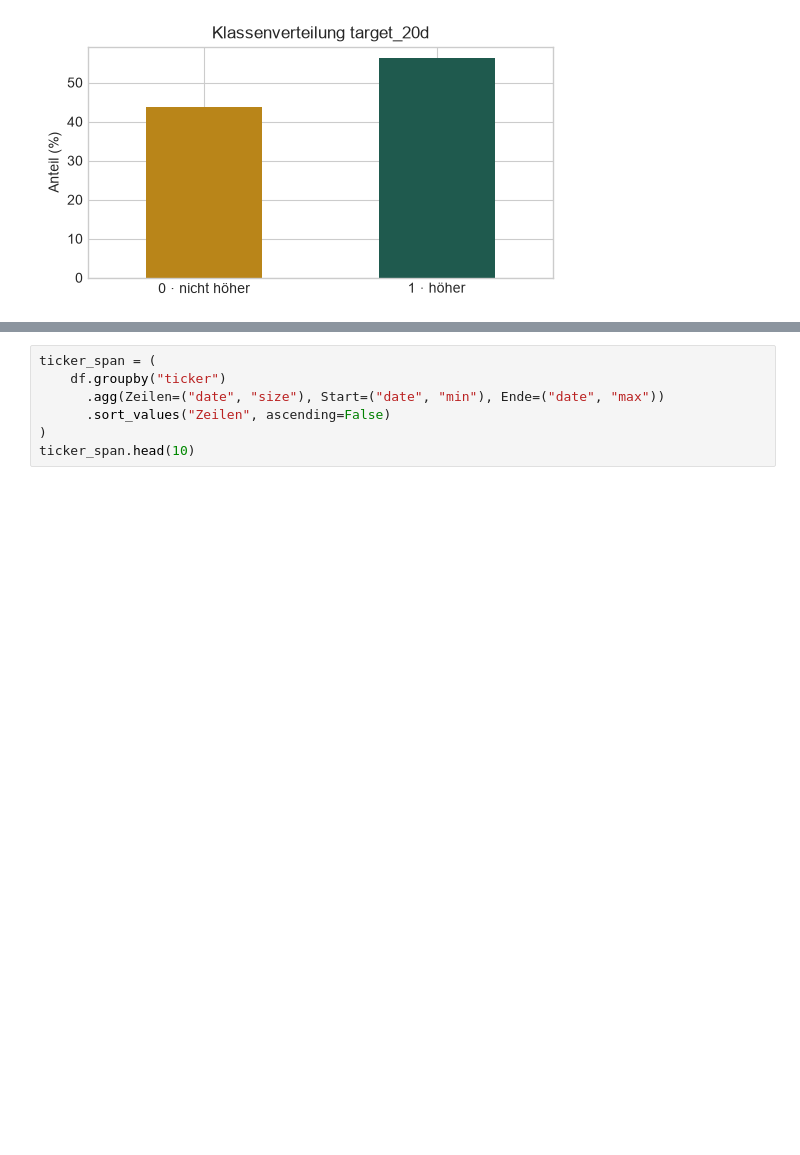
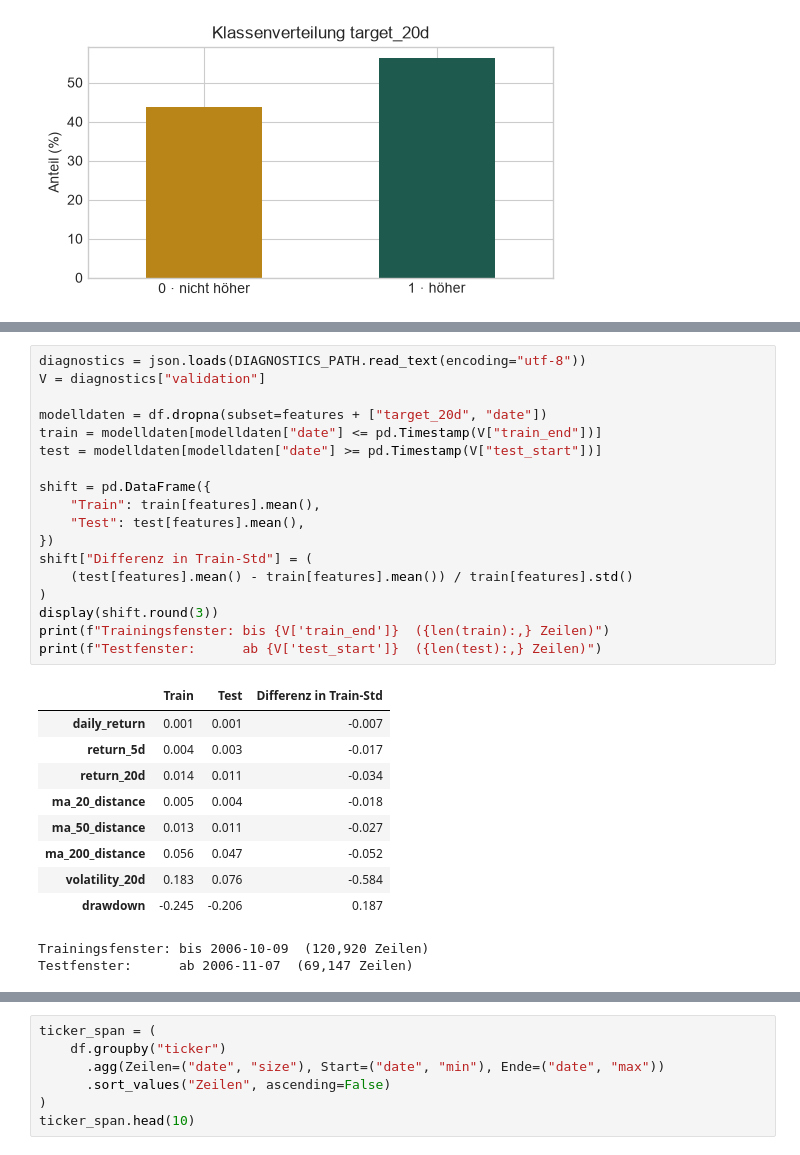
Before and after one commit to fedansoufiane-commits/forexscope-ai, a Jupyter notebook: notebooks/02_understanding_the_data.ipynb, the cells around one changed output, grey strips where cells are left out. Cells and saved outputs as stored; diff of their text form; blank space fills up the shorter version.

```diff
--- a/notebooks/02_understanding_the_data.ipynb
+++ b/notebooks/02_understanding_the_data.ipynb
@@ -107,0 +243,30 @@ plt.show()
+# %%
+diagnostics = json.loads(DIAGNOSTICS_PATH.read_text(encoding="utf-8"))
+V = diagnostics["validation"]
+
+modelldaten = df.dropna(subset=features + ["target_20d", "date"])
+train = modelldaten[modelldaten["date"] <= pd.Timestamp(V["train_end"])]
+test = modelldaten[modelldaten["date"] >= pd.Timestamp(V["test_start"])]
+
+shift = pd.DataFrame({
+    "Train": train[features].mean(),
+    "Test": test[features].mean(),
+})
+shift["Differenz in Train-Std"] = (
+    (test[features].mean() - train[features].mean()) / train[features].std()
+)
+display(shift.round(3))
+print(f"Trainingsfenster: bis {V['train_end']}  ({len(train):,} Zeilen)")
+print(f"Testfenster:      ab {V['test_start']}  ({len(test):,} Zeilen)")
+# %% [output]
+|  | Train | Test | Differenz in Train-Std |
+| daily_return | 0.001 | 0.001 | -0.007 |
+| return_5d | 0.004 | 0.003 | -0.017 |
+| return_20d | 0.014 | 0.011 | -0.034 |
+| ma_20_distance | 0.005 | 0.004 | -0.018 |
+| ma_50_distance | 0.013 | 0.011 | -0.027 |
+| ma_200_distance | 0.056 | 0.047 | -0.052 |
+| volatility_20d | 0.183 | 0.076 | -0.584 |
+| drawdown | -0.245 | -0.206 | 0.187 |
+Trainingsfenster: bis 2006-10-09  (120,920 Zeilen)
+Testfenster:      ab 2006-11-07  (69,147 Zeilen)
```
Also changed, not shown: parts of 14 cells of this notebook, 9 other files.
